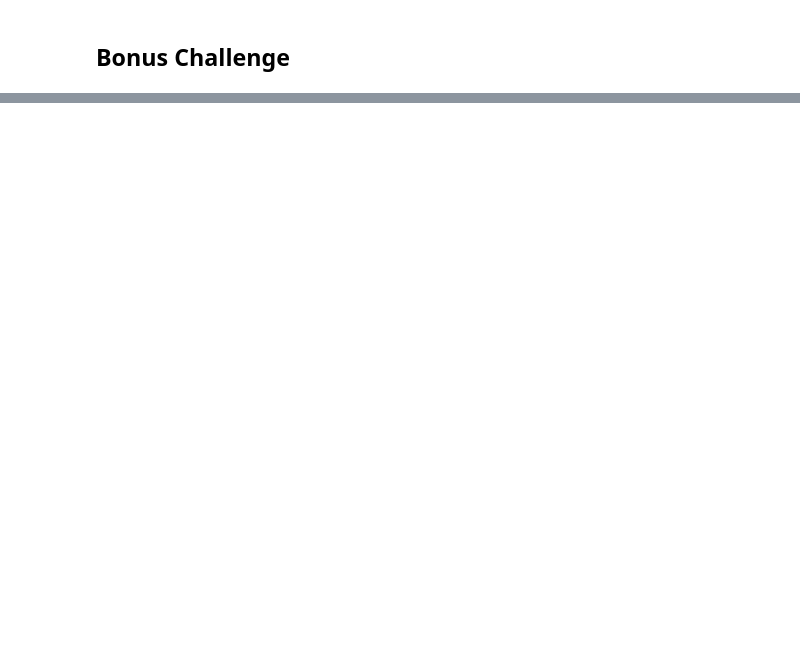
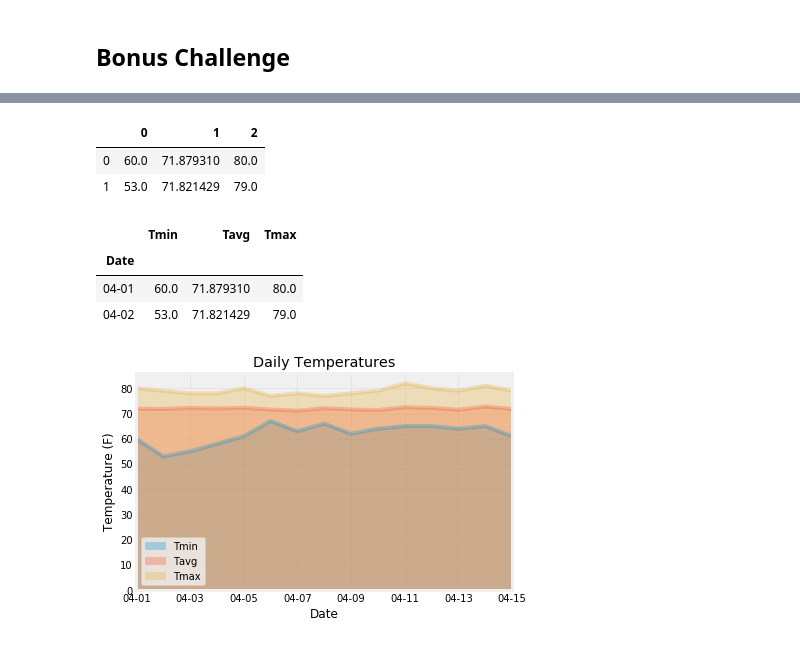
Before and after one commit to masitamohamad/SQLAlchemy-Challenge, a Jupyter notebook: climate_starter.ipynb, the cells around one changed output, grey strips where cells are left out. Drawn from its saved outputs; the diff is of its cells as text; code cells hidden in the pictures; blank space fills up the shorter version.

```diff
--- a/climate_starter.ipynb
+++ b/climate_starter.ipynb
@@ -287,0 +353,6 @@ daily_normals("01-01")
+# %%
+# Strip off the year and save a list of %m-%d strings
+
+date_list = [dt.datetime.strftime(trip_start_dt + dt.timedelta(days = x), '%m-%d')
+            for x in range(0, duration+1)]
+date_list
@@ -287,0 +375,5 @@ daily_normals("01-01")
+# %%
+# Loop through the list of %m-%d strings and calculate the normals for each date
+
+trip_normals = [daily_normals(date) for date in date_list]
+trip_normals
@@ -288,2 +396,31 @@ daily_normals("01-01")
+# %%
+# Load the previous query results into a Pandas DataFrame
+trip_normals_array = [np.array(normal[0]) for normal in trip_normals]
+normals_df = pd.DataFrame(trip_normals_array)
+normals_df.head(2)
+# %% [output]
+|  | 0 | 1 | 2 |
+| 0 | 60.0 | 71.879310 | 80.0 |
+| 1 | 53.0 | 71.821429 | 79.0 |
+# %%
+# add the `trip_dates` range as the `date` index
+normals_df["Date"] = date_list
+normals_df = normals_df.set_index("Date")
+normals_df = normals_df.rename(columns={0: "Tmin", 1: "Tavg", 2: "Tmax"})
+normals_df.head(2)
+# %% [output]
+|  | Tmin | Tavg | Tmax |
+| Date |  |  |  |
+| 04-01 | 60.0 | 71.879310 | 80.0 |
+| 04-02 | 53.0 | 71.821429 | 79.0 |
 # %%
 # Plot the daily normals as an area plot with `stacked=False`
+normals_df.plot.area(stacked=False, alpha=.3)
+
+plt.title('Daily Temperatures')
+plt.ylabel('Temperature (F)')
+plt.grid(alpha=.3)
+
+plt.show()
+# %% [output]
+[figure, added]
```
Also changed, not shown: parts of 16 cells of this notebook.
